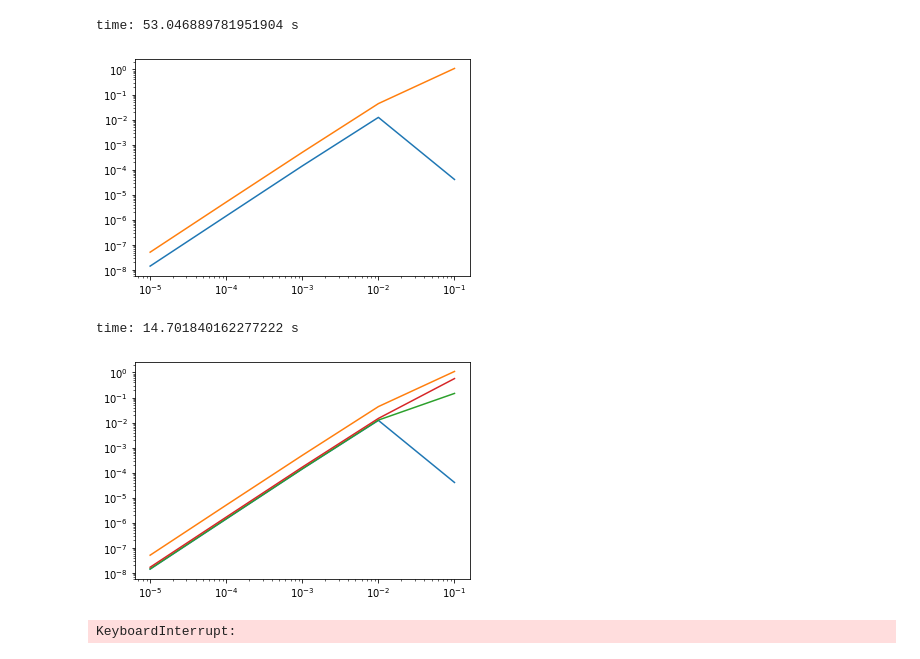
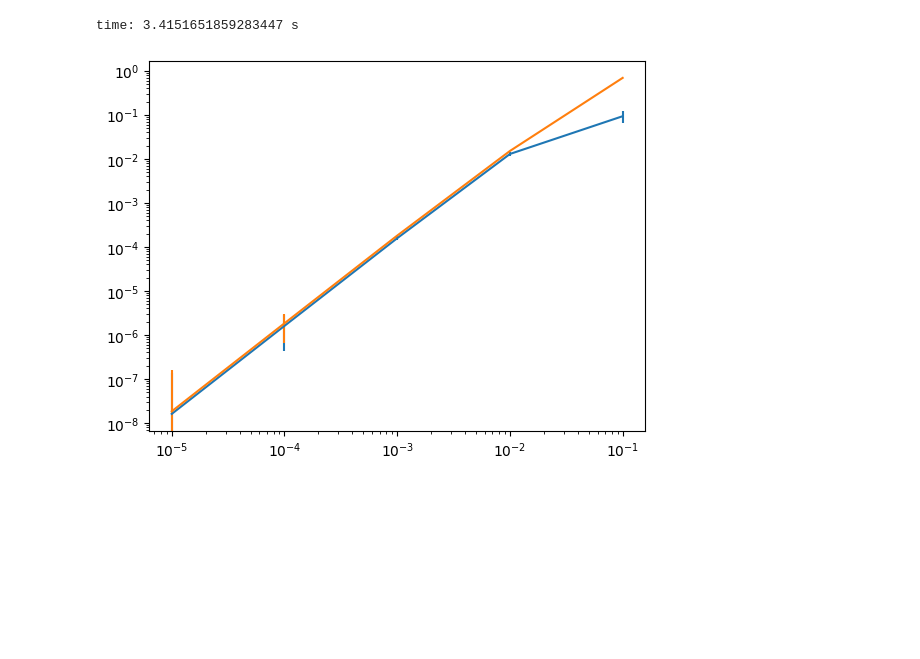
Before and after one commit to JoaoH67/qsample, a Jupyter notebook: nbs/examples/Surface_code.ipynb, the cells around one changed output. Saved outputs shown, nothing was run; the diff lists cells and outputs as text; code cells hidden in the pictures; blank space fills up the shorter version.

```diff
--- a/nbs/examples/Surface_code.ipynb
+++ b/nbs/examples/Surface_code.ipynb
@@ -122,23 +102,21 @@ surface.add_edge('meas', 'FAIL', check='logErr(meas)')
 # %%
-#export
 err_model = qs.noise.E1
 q = [1e-5, 1e-4, 1e-3, 1e-2, 1e-1]
 err_params = {'q': q}
 
 begin = time.time()
 ss_sam = qs.SubsetSampler(protocol=surface, simulator=qs.StimSimulator,  p_max={'q': 0.01}, err_model=err_model, err_params=err_params, L=5)
-ss_sam.run(25000)
+ss_sam.run(10000)
 end = time.time()
 qsample_time = end-begin
 
-v1 = ss_sam.stats()[0]
-w1 = ss_sam.stats()[2]
+stats = ss_sam.stats()
 
-plt.plot(q, v1)
-plt.plot(q, w1)
+plt.errorbar(q, stats[0], stats[1])
+plt.errorbar(q, stats[2], stats[3])
 plt.xscale('log')
 plt.yscale('log')
 print('time:', qsample_time, 's')
 # %% [output]
-time: 53.046889781951904 s
+time: 3.4151651859283447 s
-[figure, old version]
+[figure, new version]
@@ -223,24 +122,0 @@ surface.add_edge('meas', 'FAIL', check='logErr(meas)')
-# %%
-err_model = qs.noise.E1
-q = [1e-5, 1e-4, 1e-3, 1e-2, 1e-1]
-err_params = {'q': q}
-
-begin = time.time()
-ss_sam = qs.SubsetSampler(protocol=surface, simulator=qs.StimSimulator,  p_max={'q': 0.01}, err_model=err_model, err_params=err_params, L=5)
-ss_sam.run(25000)
-end = time.time()
-qsample_time = end-begin
-
-v1b = ss_sam.stats()[0]
-w1b = ss_sam.stats()[2]
-
-plt.plot(q, v1)
-plt.plot(q, w1)
-plt.plot(q, v1b)
-plt.plot(q, w1b)
-plt.xscale('log')
-plt.yscale('log')
-print('time:', qsample_time, 's')
-# %% [output]
-time: 14.701840162277222 s
-[figure, removed]
@@ -325,24 +122,0 @@ surface.add_edge('meas', 'FAIL', check='logErr(meas)')
-# %%
-"""RUNTIME > 20 min
-
-err_model = qs.noise.E1
-q = [1e-5, 1e-4, 1e-3, 1e-2, 1e-1]
-err_params = {'q': q}
-
-begin = time.time()
-ss_sam = qs.SubsetSampler(protocol=surface, simulator=qs.StimSimulator,  p_max={'q': 0.01}, err_model=err_model, err_params=err_params, L=5)
-ss_sam.run(25000)
-end = time.time()
-qsample_time = end-begin
-
-v1 = ss_sam.stats()[0]
-w1 = ss_sam.stats()[2]
-
-plt.plot(q, v1)
-plt.plot(q, w1)
-plt.xscale('log')
-plt.yscale('log')
-print('time:', qsample_time, 's')
-"""
-# %% [output]
-KeyboardInterrupt:
```
Also changed, not shown: parts of 17 cells of this notebook, 6 other files.
